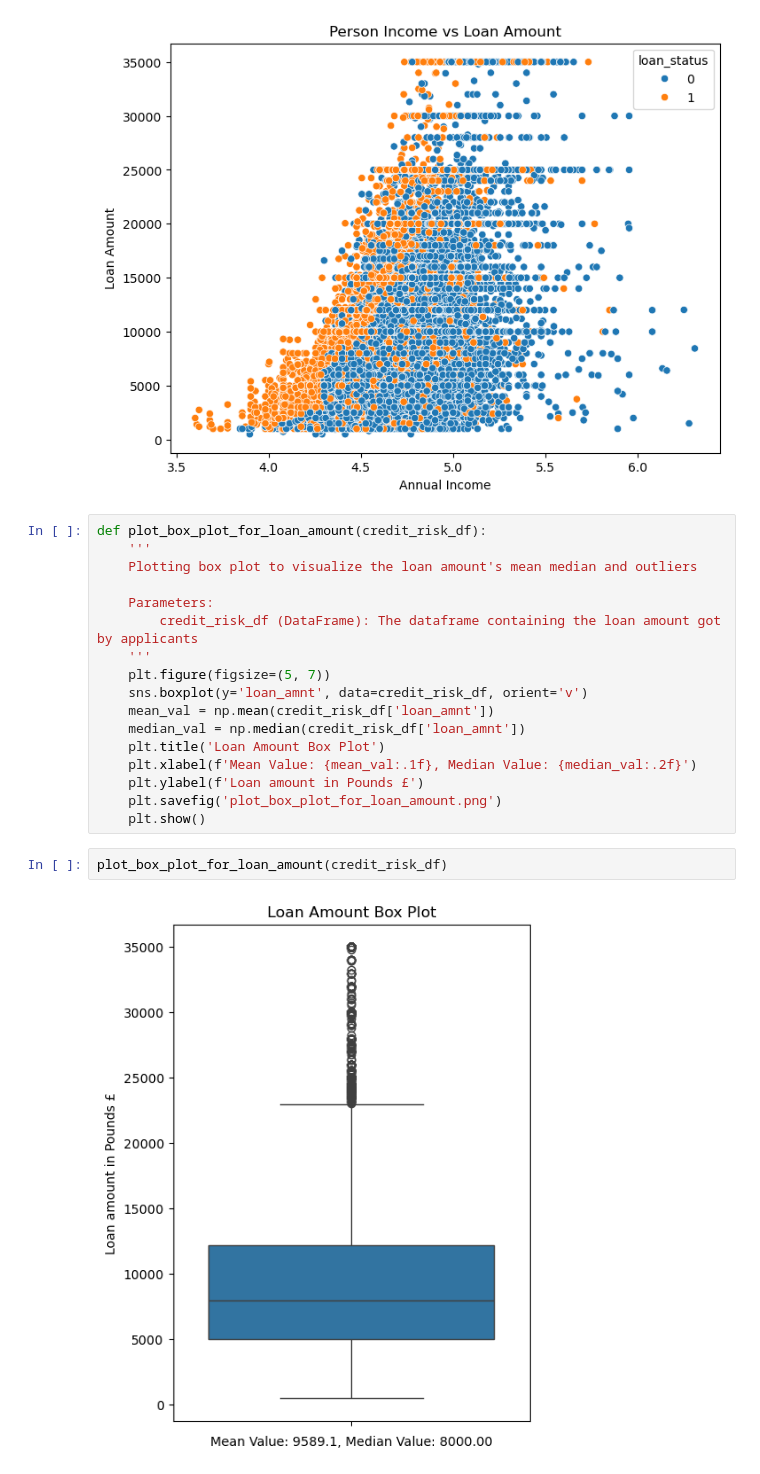
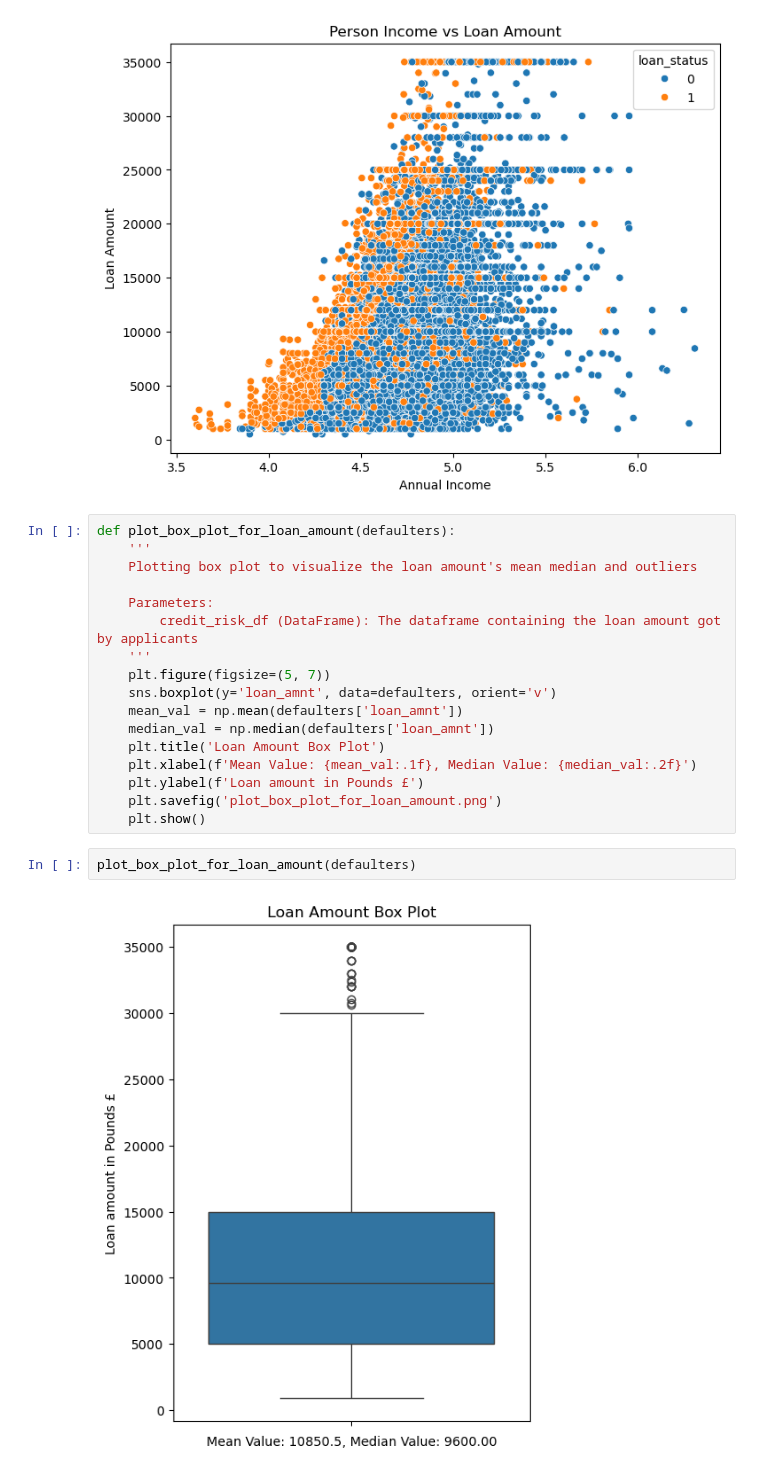
Before and after one commit to vishalkumar041298/statistics_and_trends, a Jupyter notebook: loan_defaulters_EDA.ipynb, the cells around one changed output. Drawn from its saved outputs; the diff is of its cells as text.

Commit message:
modified box plot code

```diff
--- a/loan_defaulters_EDA.ipynb
+++ b/loan_defaulters_EDA.ipynb
@@ -177,7 +177,7 @@ plot_scatter_plot_person_income_against_loan_amnt(credit_risk_df)
 # %% [output]
 [figure]
 # %%
-def plot_box_plot_for_loan_amount(credit_risk_df):
+def plot_box_plot_for_loan_amount(defaulters):
     '''
     Plotting box plot to visualize the loan amount's mean median and outliers
 
@@ -185,15 +185,15 @@ def plot_box_plot_for_loan_amount(credit_risk_df):
         credit_risk_df (DataFrame): The dataframe containing the loan amount got by applicants
     '''
     plt.figure(figsize=(5, 7))
-    sns.boxplot(y='loan_amnt', data=credit_risk_df, orient='v')
-    mean_val = np.mean(credit_risk_df['loan_amnt'])
-    median_val = np.median(credit_risk_df['loan_amnt'])
+    sns.boxplot(y='loan_amnt', data=defaulters, orient='v')
+    mean_val = np.mean(defaulters['loan_amnt'])
+    median_val = np.median(defaulters['loan_amnt'])
     plt.title('Loan Amount Box Plot')
     plt.xlabel(f'Mean Value: {mean_val:.1f}, Median Value: {median_val:.2f}')
     plt.ylabel(f'Loan amount in Pounds £')
     plt.savefig('plot_box_plot_for_loan_amount.png')
     plt.show()
 # %%
-plot_box_plot_for_loan_amount(credit_risk_df)
+plot_box_plot_for_loan_amount(defaulters)
 # %% [output]
-[figure, old version]
+[figure, new version]
```
